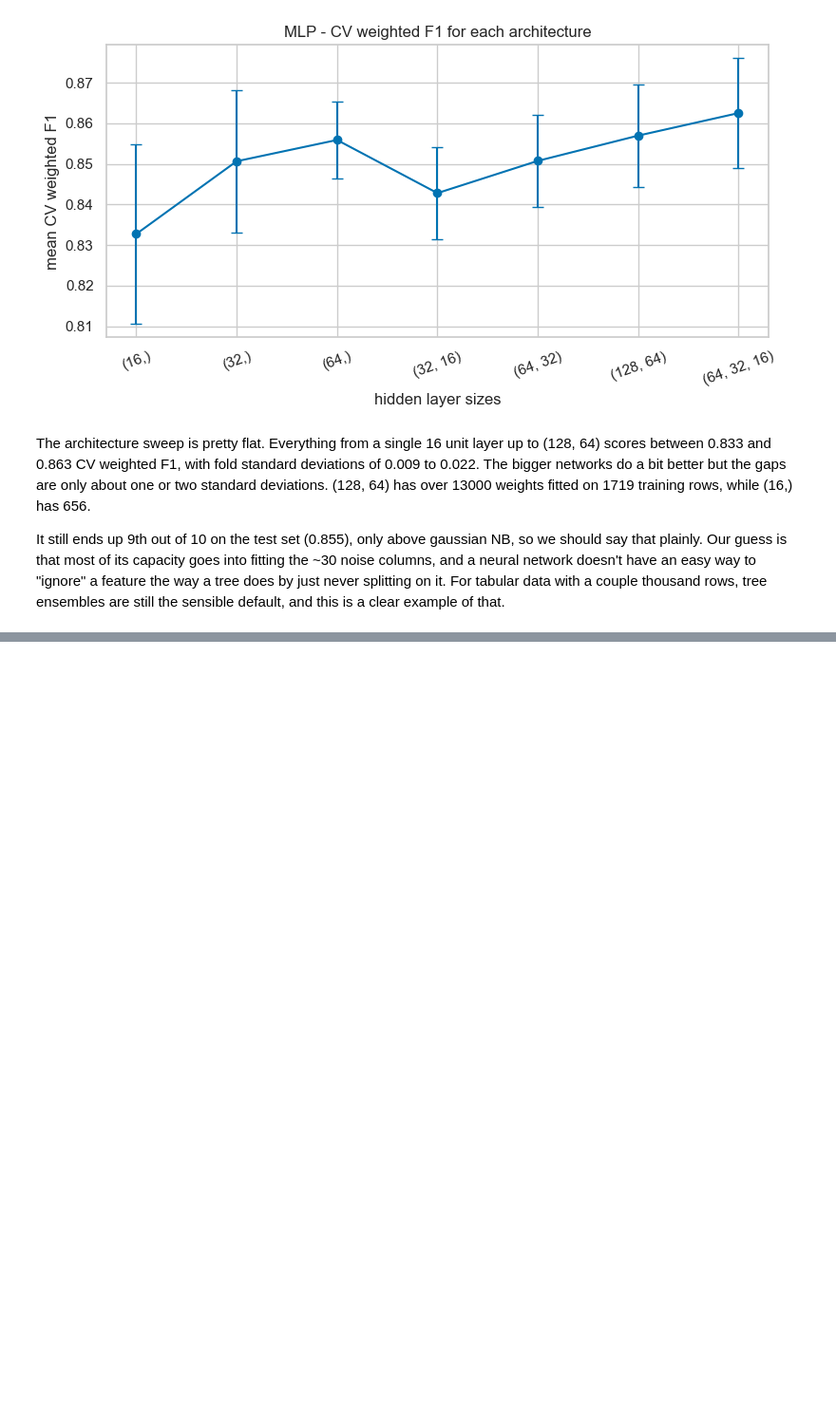
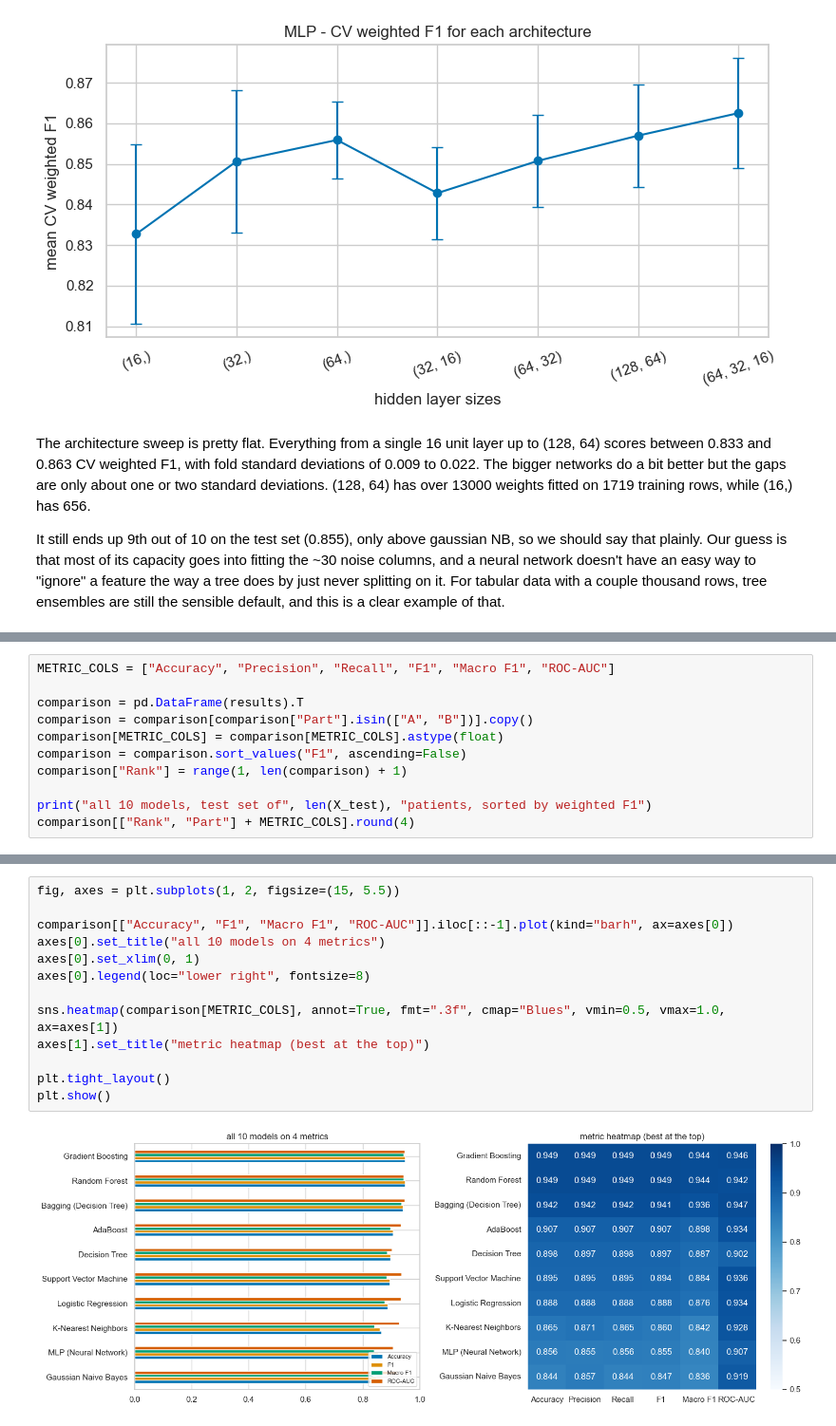
Before and after one commit to Key-to-Code/MLCaseStudy, a Jupyter notebook: classification.ipynb, the cells around one changed output, grey strips where cells are left out. Shown at 95% size. Drawn from its saved outputs; the diff is of its cells as text; blank space fills up the shorter version.

```diff
--- a/classification.ipynb
+++ b/classification.ipynb
@@ -1231,0 +1236,11 @@ It still ends up 9th out of 10 on the test set (0.855), only above gaussian NB,
+# %%
+METRIC_COLS = ["Accuracy", "Precision", "Recall", "F1", "Macro F1", "ROC-AUC"]
+
+comparison = pd.DataFrame(results).T
+comparison = comparison[comparison["Part"].isin(["A", "B"])].copy()
+comparison[METRIC_COLS] = comparison[METRIC_COLS].astype(float)
+comparison = comparison.sort_values("F1", ascending=False)
+comparison["Rank"] = range(1, len(comparison) + 1)
+
+print("all 10 models, test set of", len(X_test), "patients, sorted by weighted F1")
+comparison[["Rank", "Part"] + METRIC_COLS].round(4)
@@ -1231,0 +1276,15 @@ It still ends up 9th out of 10 on the test set (0.855), only above gaussian NB,
+# %%
+fig, axes = plt.subplots(1, 2, figsize=(15, 5.5))
+
+comparison[["Accuracy", "F1", "Macro F1", "ROC-AUC"]].iloc[::-1].plot(kind="barh", ax=axes[0])
+axes[0].set_title("all 10 models on 4 metrics")
+axes[0].set_xlim(0, 1)
+axes[0].legend(loc="lower right", fontsize=8)
+
+sns.heatmap(comparison[METRIC_COLS], annot=True, fmt=".3f", cmap="Blues", vmin=0.5, vmax=1.0, ax=axes[1])
+axes[1].set_title("metric heatmap (best at the top)")
+
+plt.tight_layout()
+plt.show()
+# %% [output]
+[figure, added]
```
Also changed, not shown: parts of 32 cells of this notebook.
